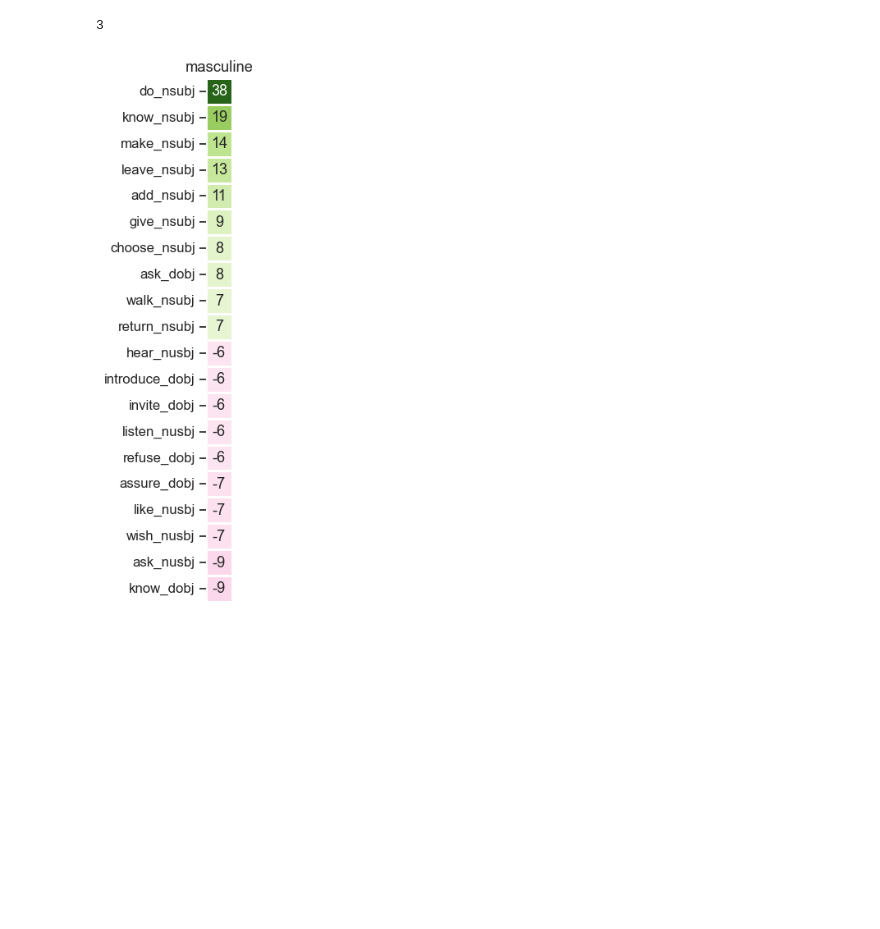
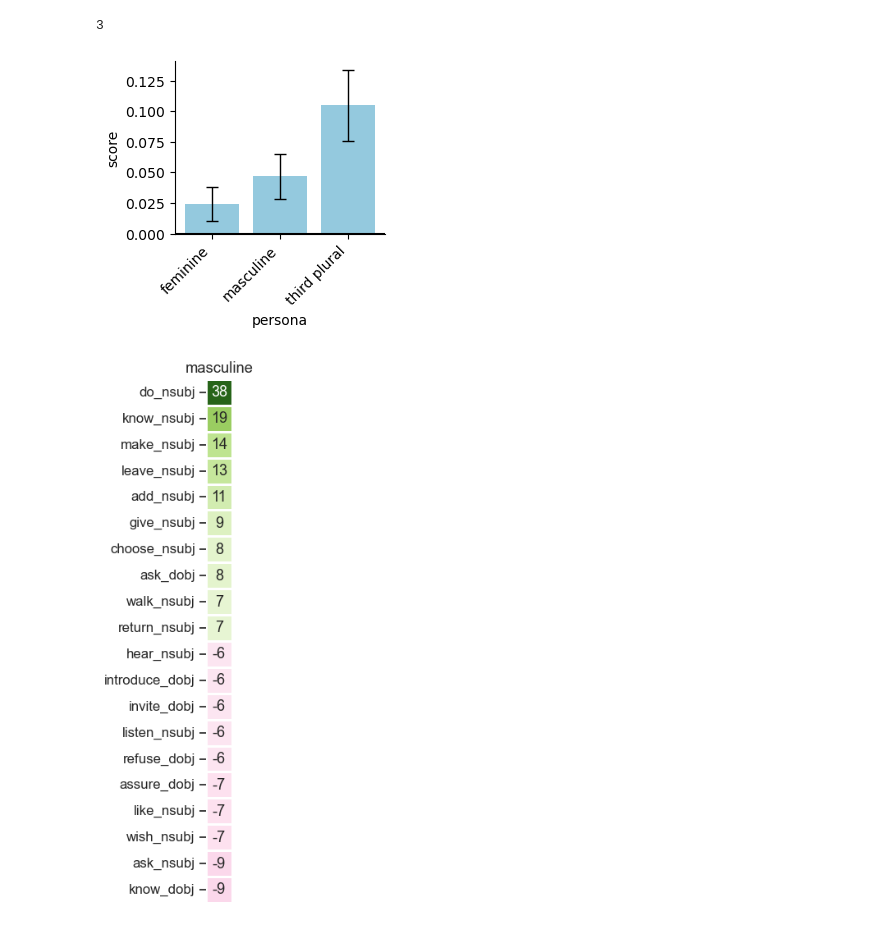
Before and after one commit to maartensap/riveter-nlp, a Jupyter notebook: riveter/demo.ipynb, the cells around one changed output. Cells and saved outputs as stored; diff of their text form; code cells hidden in the pictures; blank space fills up the shorter version.

```diff
--- a/riveter/demo.ipynb
+++ b/riveter/demo.ipynb
@@ -388,6 +401,7 @@ riveter = Riveter()
 riveter.load_sap_lexicon('power')
 riveter.train(texts,
              text_ids,
+             num_bootstraps=20,
              persona_patterns_dict={'masculine': r'^he$|^him$|^himself$',
                                     'feminine': r'^she$|^her$|^herself$',
                                     'third plural': r'^they$|^them$|^themselves$'})
@@ -410,6 +424,14 @@ persona_polarity_verb_count_dict = riveter.get_persona_polarity_verb_count_dict(
 len(persona_polarity_verb_count_dict)
 # %% [output]
 3
+# %%
+riveter.plot_scores(number_of_scores=10,
+                    title='',
+                    target_personas=['masculine', 'feminine', 'third plural'],
+                    figsize=(3,3),
+                    output_path='/Users/maria/Desktop/barplot.prideandprejudice.pronouns.pdf')
+# %% [output]
+[figure, added]
 # %%
 riveter.plot_verbs_for_persona('masculine', figsize=(3,7), output_path='/Users/maria/Desktop/heatmap.prideandprejudice.masculine.pdf')
 # %% [output]
```
Also changed, not shown: parts of 20 cells of this notebook, 2 other files.
